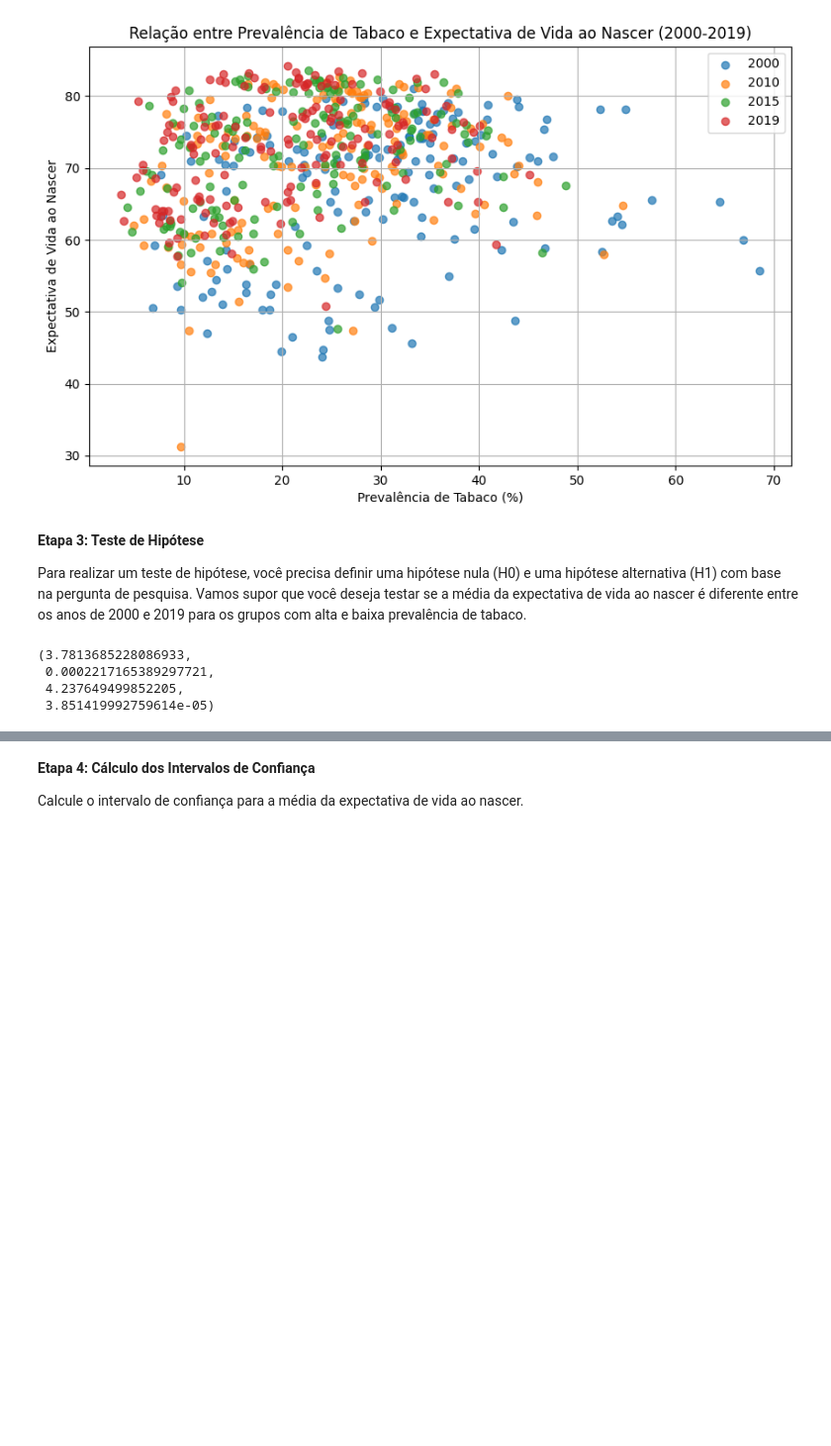
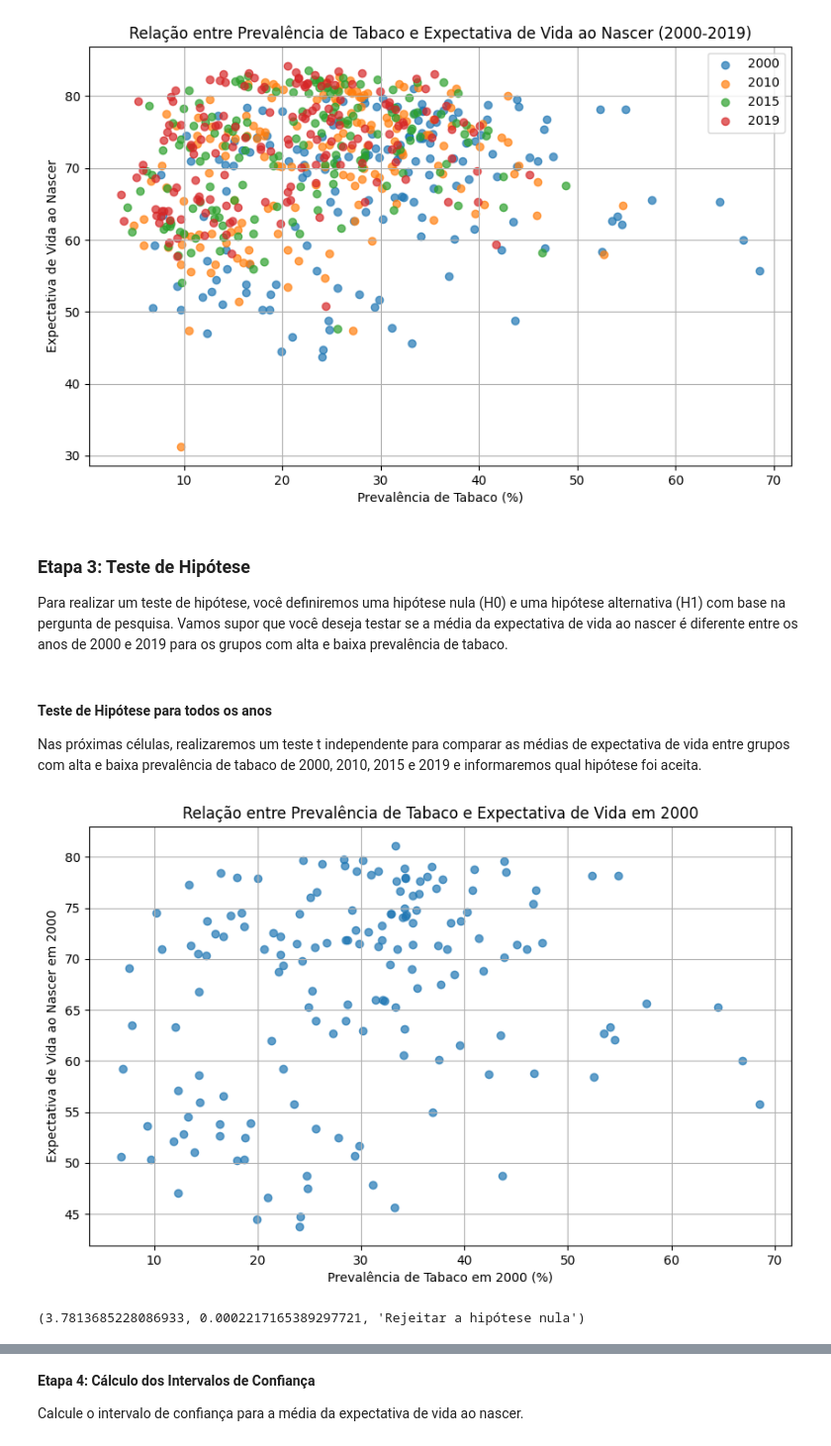
Before and after one commit to marcelomrad/Trabalho_Final_ICD, a Jupyter notebook: analise_saude.ipynb, the cells around one changed output, grey strips where cells are left out. Shown: that part at 99% size. Saved outputs shown, nothing was run; the diff lists cells and outputs as text; code cells hidden in the pictures; blank space fills up the shorter version.

Commit message:
Análise tabaco completa

```diff
--- a/analise_saude.ipynb
+++ b/analise_saude.ipynb
@@ -208,27 +210,38 @@ plt.show()
 # %% [output]
 [figure]
 # %% [markdown]
-**Etapa 3: Teste de Hipótese**
+### **Etapa 3: Teste de Hipótese**
 
-Para realizar um teste de hipótese, você precisa definir uma hipótese nula (H0) e uma hipótese alternativa (H1) com base na pergunta de pesquisa. Vamos supor que você deseja testar se a média da expectativa de vida ao nascer é diferente entre os anos de 2000 e 2019 para os grupos com alta e baixa prevalência de tabaco.
+Para realizar um teste de hipótese, você definiremos uma hipótese nula (H0) e uma hipótese alternativa (H1) com base na pergunta de pesquisa. Vamos supor que você deseja testar se a média da expectativa de vida ao nascer é diferente entre os anos de 2000 e 2019 para os grupos com alta e baixa prevalência de tabaco.
-# %%
-# Etapa 3: Teste de Hipótese (exemplo)
-
-
-# Dividir os dados em grupos com alta e baixa prevalência de tabaco para os anos de 2000 e 2019
-tabaco_alto_2000 = df_exp_nasc_e_tabaco[df_exp_nasc_e_tabaco['2000_tabaco'] >= df_exp_nasc_e_tabaco['2000_tabaco'].median()]
-tabaco_baixo_2000 = df_exp_nasc_e_tabaco[df_exp_nasc_e_tabaco['2000_tabaco'] < df_exp_nasc_e_tabaco['2000_tabaco'].median()]
-
-tabaco_alto_2019 = df_exp_nasc_e_tabaco[df_exp_nasc_e_tabaco['2019_tabaco'] >= df_exp_nasc_e_tabaco['2019_tabaco'].median()]
-tabaco_baixo_2019 = df_exp_nasc_e_tabaco[df_exp_nasc_e_tabaco['2019_tabaco'] < df_exp_nasc_e_tabaco['2019_tabaco'].median()]
-
-# Realizar testes t independentes para comparar as médias de expectativa de vida
-t_stat_2000, p_value_2000 = stats.ttest_ind(tabaco_alto_2000['2000_expectativa'], tabaco_baixo_2000['2000_expectativa'])
-t_stat_2019, p_value_2019 = stats.ttest_ind(tabaco_alto_2019['2019_expectativa'], tabaco_baixo_2019['2019_expectativa'])
-
-t_stat_2000, p_value_2000, t_stat_2019, p_value_2019
-# %% [output]
-(3.7813685228086933,
- 0.0002217165389297721,
- 4.237649499852205,
- 3.851419992759614e-05)
+# %% [markdown]
+#### Teste de Hipótese para todos os anos
+
+Nas próximas células, realizaremos um teste t independente para comparar as médias de expectativa de vida entre grupos com alta e baixa prevalência de tabaco de 2000, 2010, 2015 e 2019 e informaremos qual hipótese foi aceita.
+# %%
+# Teste de Hipótese para 2000
+tabaco_alto_2000 = df_exp_nasc_e_tabaco[df_exp_nasc_e_tabaco['2000_tabaco'] >= df_exp_nasc_e_tabaco['2000_tabaco'].median()]
+tabaco_baixo_2000 = df_exp_nasc_e_tabaco[df_exp_nasc_e_tabaco['2000_tabaco'] < df_exp_nasc_e_tabaco['2000_tabaco'].median()]
+
+t_stat_2000, p_value_2000 = stats.ttest_ind(tabaco_alto_2000['2000_expectativa'], tabaco_baixo_2000['2000_expectativa'])
+
+# Aceitar ou rejeitar a hipótese nula com base no valor de p
+alpha = 0.05  # Nível de significância de 0.05
+
+if p_value_2000 < alpha:
+    conclusao_2000 = "Rejeitar a hipótese nula"
+else:
+    conclusao_2000 = "Aceitar a hipótese nula"
+
+# Gráfico de Dispersão para 2000
+plt.figure(figsize=(10, 6))
+plt.scatter(df_exp_nasc_e_tabaco['2000_tabaco'], df_exp_nasc_e_tabaco['2000_expectativa'], alpha=0.7)
+plt.xlabel('Prevalência de Tabaco em 2000 (%)')
+plt.ylabel('Expectativa de Vida ao Nascer em 2000')
+plt.title('Relação entre Prevalência de Tabaco e Expectativa de Vida em 2000')
+plt.grid(True)
+plt.show()
+
+t_stat_2000, p_value_2000, conclusao_2000
+# %% [output]
+[figure, added]
+(3.7813685228086933, 0.0002217165389297721, 'Rejeitar a hipótese nula')
```
Also changed, not shown: parts of 8 cells of this notebook.
